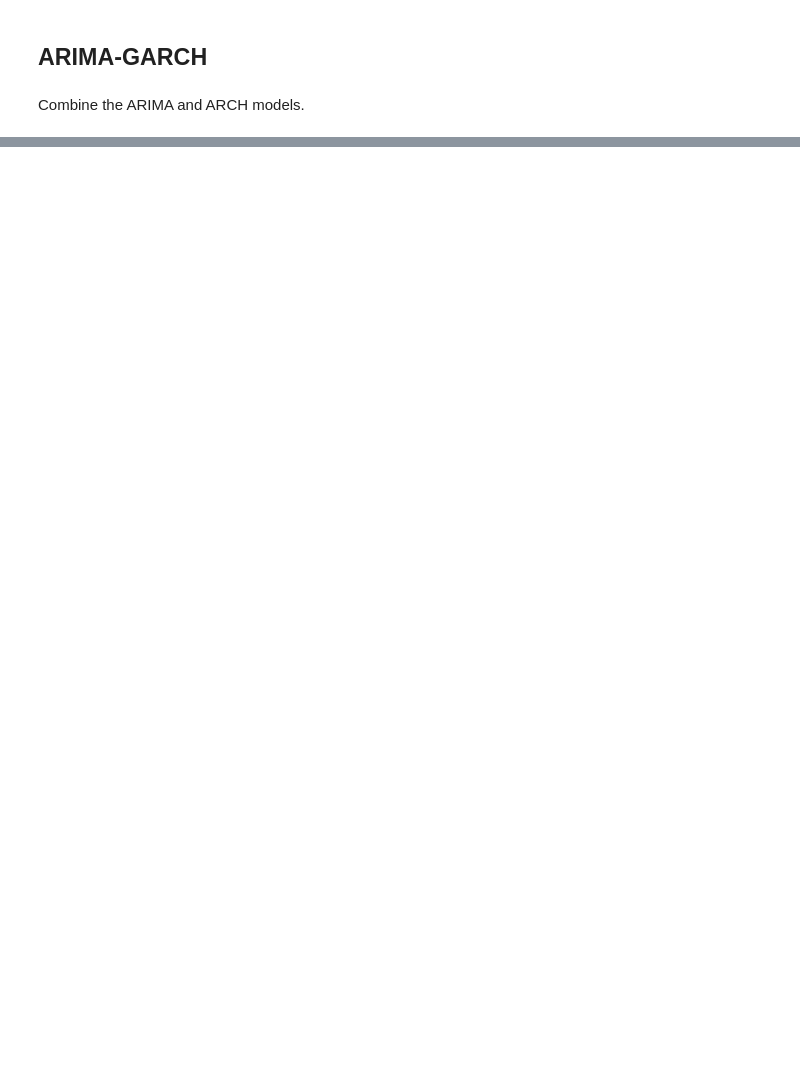
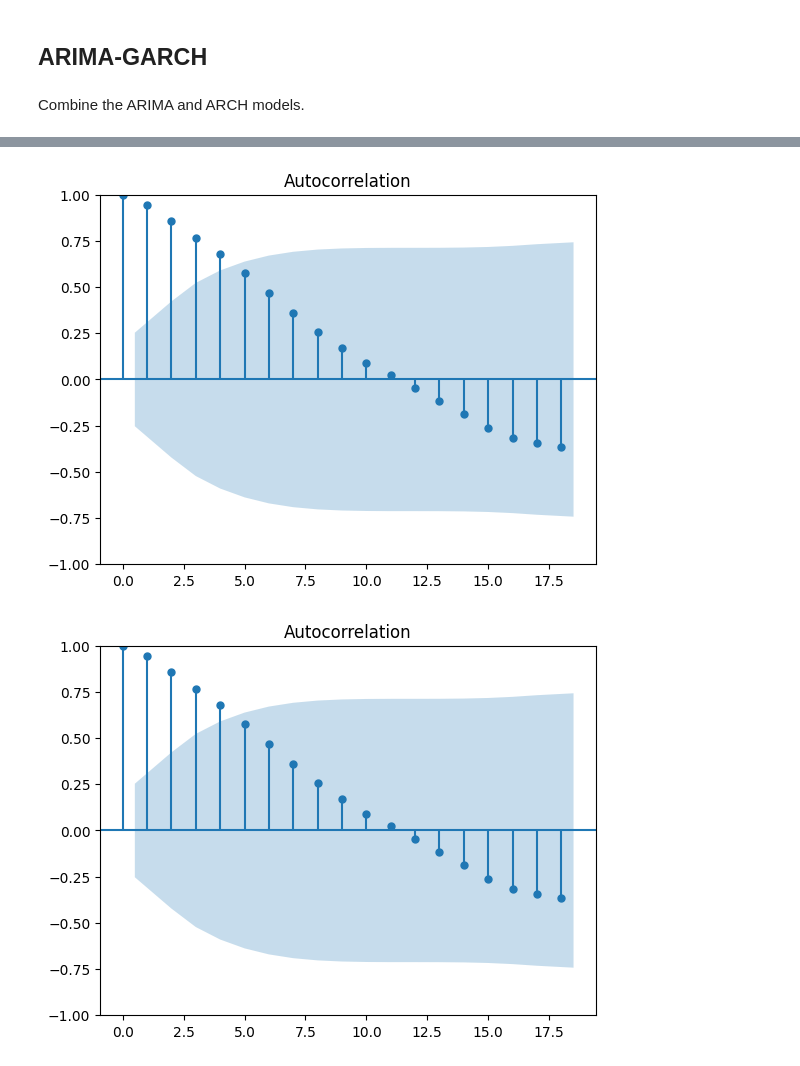
Before and after one commit to shayan1083/FinancialAnalysis, a Jupyter notebook: model.ipynb, the cells around one changed output, grey strips where cells are left out. Cells and saved outputs as stored; diff of their text form; code cells hidden in the pictures; blank space fills up the shorter version.

```diff
--- a/model.ipynb
+++ b/model.ipynb
@@ -432,0 +464,5 @@ plt.show()
+# %%
+plot_acf(usd_eur['Close'])
+# %% [output]
+[figure, added]
+[figure, added]
```
Also changed, not shown: parts of 55 cells of this notebook, 18 other files.
